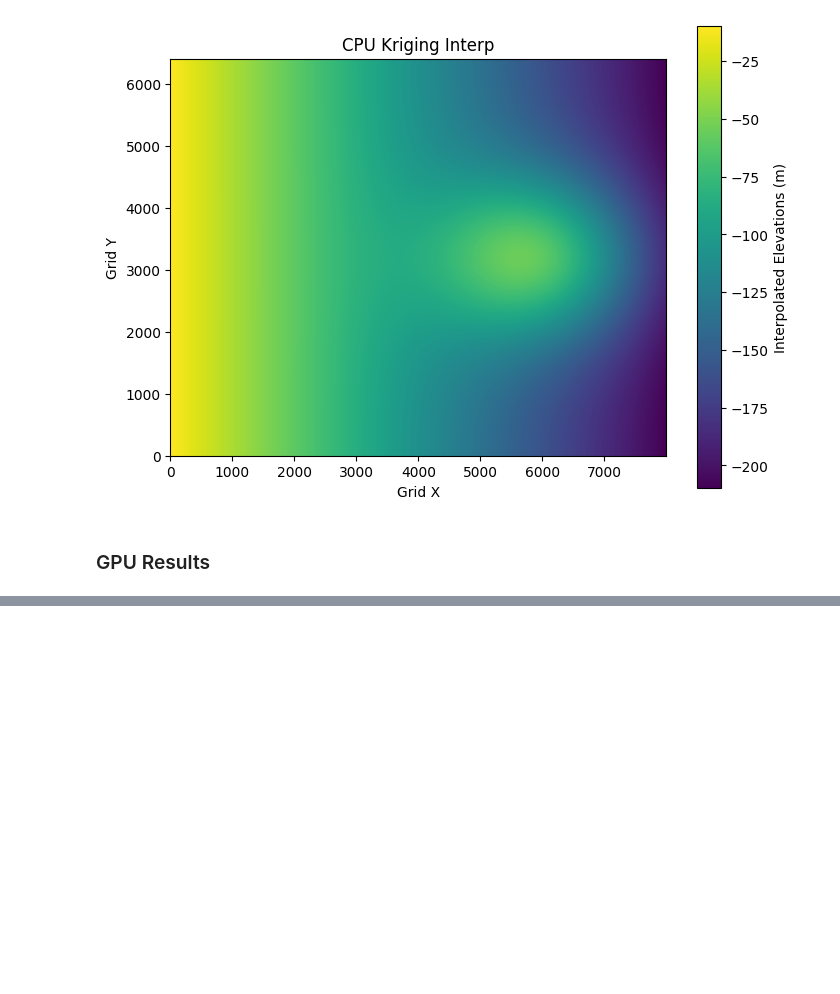
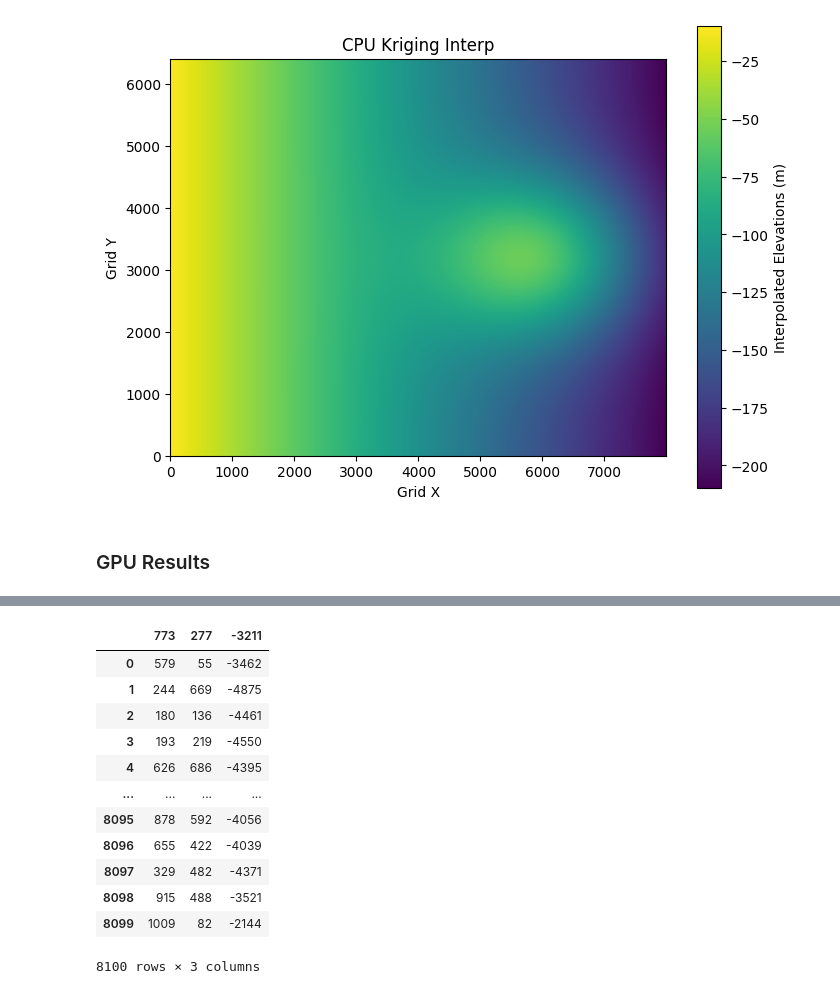
Before and after one commit to devsaxena974/AUV-Real-Time-Interpolation, a Jupyter notebook: code/test_cpu_gpu_results.ipynb, the cells around one changed output, grey strips where cells are left out. Drawn from its saved outputs; the diff is of its cells as text; code cells hidden in the pictures; blank space fills up the shorter version.

```diff
--- a/code/test_cpu_gpu_results.ipynb
+++ b/code/test_cpu_gpu_results.ipynb
@@ -252,0 +299,16 @@ gpu_kriging_df
+# %%
+reference
+# %% [output]
+|  | 773 | 277 | -3211 |
+| 0 | 579 | 55 | -3462 |
+| 1 | 244 | 669 | -4875 |
+| 2 | 180 | 136 | -4461 |
+| 3 | 193 | 219 | -4550 |
+| 4 | 626 | 686 | -4395 |
+| ... | ... | ... | ... |
+| 8095 | 878 | 592 | -4056 |
+| 8096 | 655 | 422 | -4039 |
+| 8097 | 329 | 482 | -4371 |
+| 8098 | 915 | 488 | -3521 |
+| 8099 | 1009 | 82 | -2144 |
+8100 rows × 3 columns
```
Also changed, not shown: parts of 7 cells of this notebook, 10 other files.
